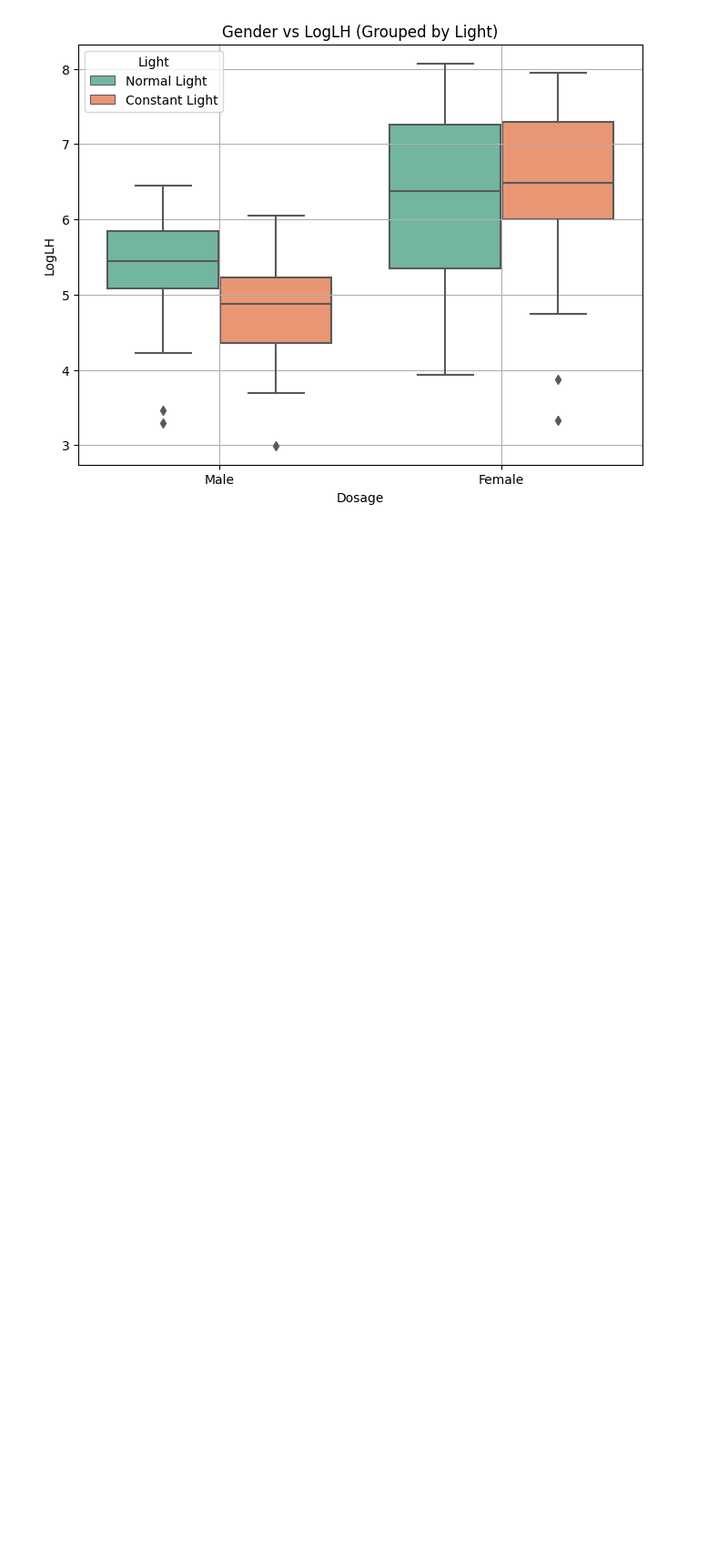
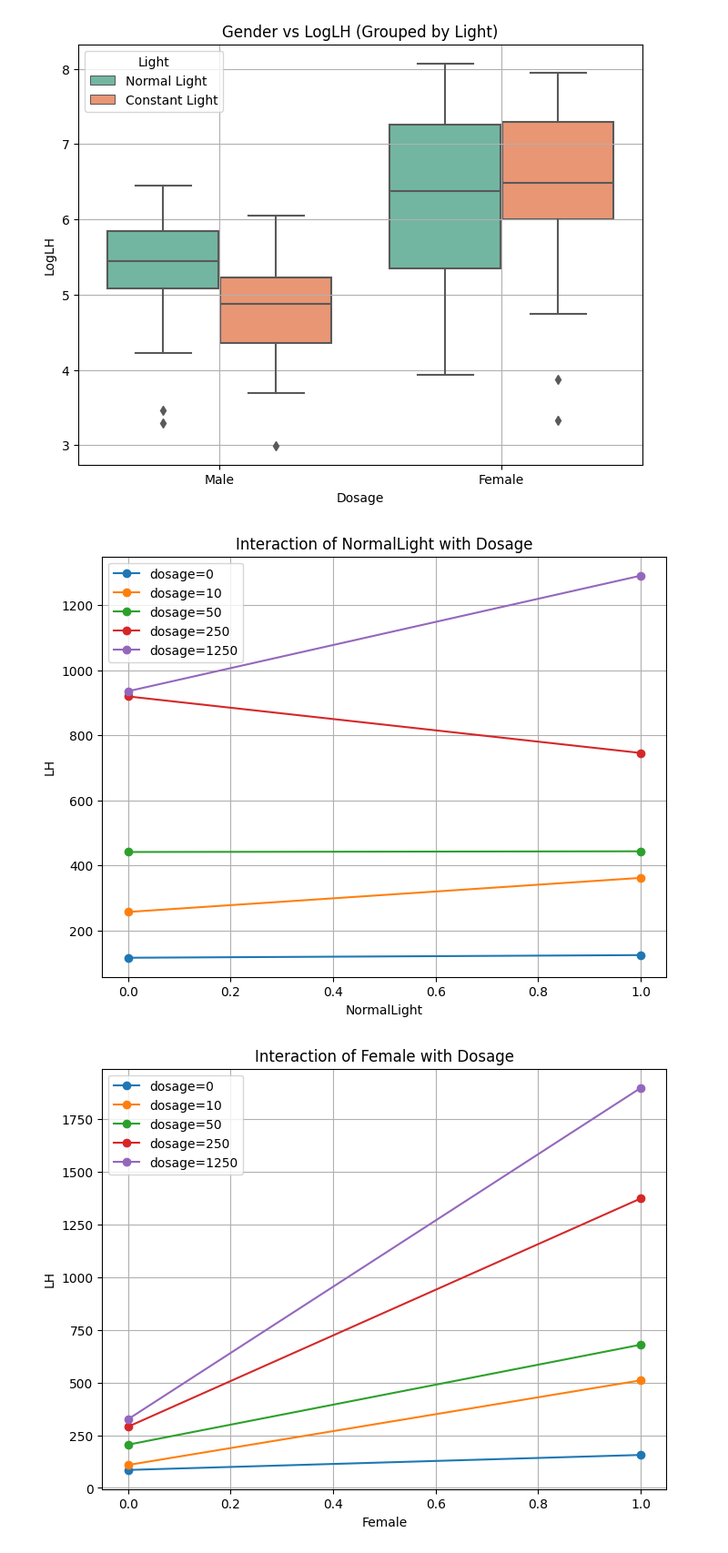
Before and after one commit to chuckrak/StatsResearch, a Jupyter notebook: p3/work.ipynb, the cells around one changed output. Shown at 91% size. Drawn from its saved outputs; the diff is of its cells as text; code cells hidden in the pictures; blank space fills up the shorter version.

```diff
--- a/p3/work.ipynb
+++ b/p3/work.ipynb
@@ -12,0 +8,8 @@ data['LogLH'] = np.log(data['LH'])
+# %%
+data = pd.read_csv('data.csv')
+data['LogLH'] = np.log(data['LH'])
+data['Female'] = (data['Gender'] == "Female").astype('int')
+data['NormalLight'] = (data['Light'] == "Normal Light").astype('int')
+dosage_dummies = pd.get_dummies(data['Dosage'], prefix='Dosage').astype(int)
+data = pd.concat([dosage_dummies, data], axis=1)
+data.head()
@@ -45,3 +54,54 @@ plt.show()
 [figure]
 [figure]
 [figure]
+# %%
+# INTERACTION PLOTS
+
+#Dosage by Light Interaction Plot
+means_df = data.groupby(['Dosage', 'NormalLight'])['LH'].mean().reset_index()
+
+plt.figure(figsize=(8, 6))
+for dosage_val in sorted(means_df['Dosage'].unique()):
+    df_subset = means_df[means_df['Dosage'] == dosage_val]
+
+    plt.plot(df_subset['NormalLight'], df_subset['LH'], marker='o', label=f'dosage={dosage_val}')
+plt.xlabel('NormalLight')
+plt.ylabel('LH')
+plt.title('Interaction of NormalLight with Dosage')
+plt.legend()
+plt.grid(True)
+plt.show()
+
+
+#Dosage by Sex Interaction Plot
+means_df = data.groupby(['Dosage', 'Female'])['LH'].mean().reset_index()
+
+plt.figure(figsize=(8, 6))
+for dosage_val in sorted(means_df['Dosage'].unique()):
+    df_subset = means_df[means_df['Dosage'] == dosage_val]
+
+    plt.plot(df_subset['Female'], df_subset['LH'], marker='o', label=f'dosage={dosage_val}')
+plt.xlabel('Female')
+plt.ylabel('LH')
+plt.title('Interaction of Female with Dosage')
+plt.legend()
+plt.grid(True)
+plt.show()
+
+#Light by Sex Interaction Plot
+means_df = data.groupby(['NormalLight', 'Female'])['LH'].mean().reset_index()
+
+plt.figure(figsize=(8, 6))
+for dosage_val in sorted(means_df['NormalLight'].unique()):
+    df_subset = means_df[means_df['NormalLight'] == dosage_val]
+
+    plt.plot(df_subset['Female'], df_subset['LH'], marker='o', label=f'NormalLight={dosage_val}')
+plt.xlabel('Female')
+plt.ylabel('LH')
+plt.title('Interaction of NormalLight with Female')
+plt.legend()
+plt.grid(True)
+plt.show()
+# %% [output]
+[figure, added]
+[figure, added]
```
Also changed, not shown: parts of 13 cells of this notebook, 1 other file.
